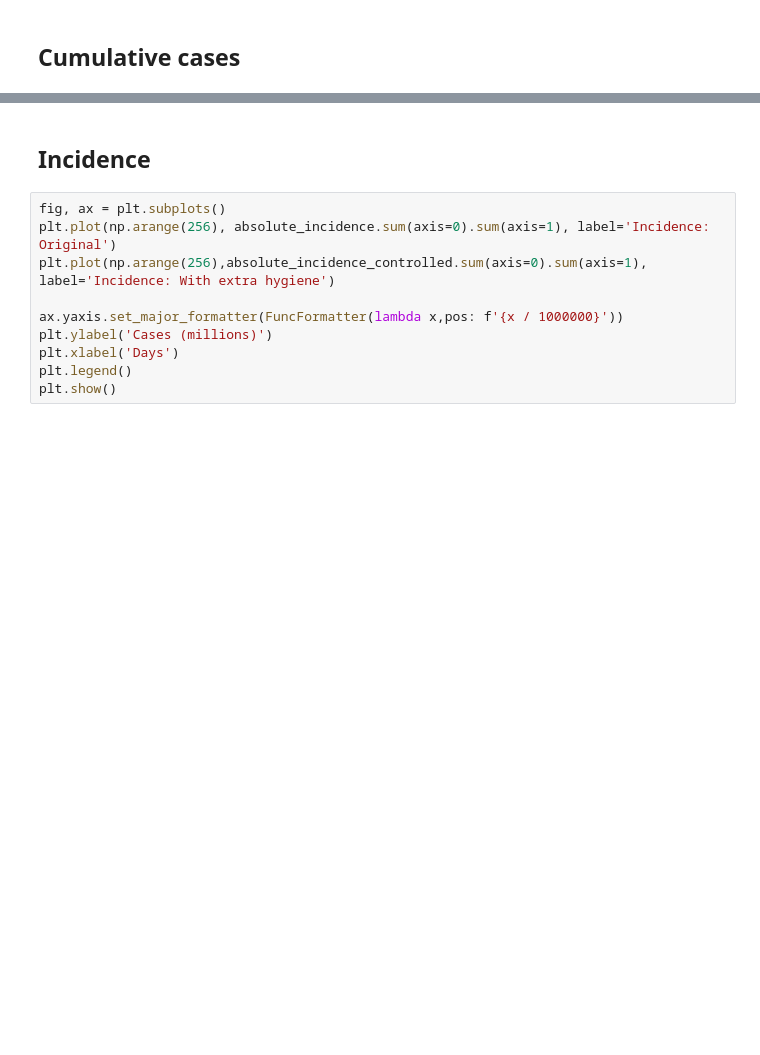
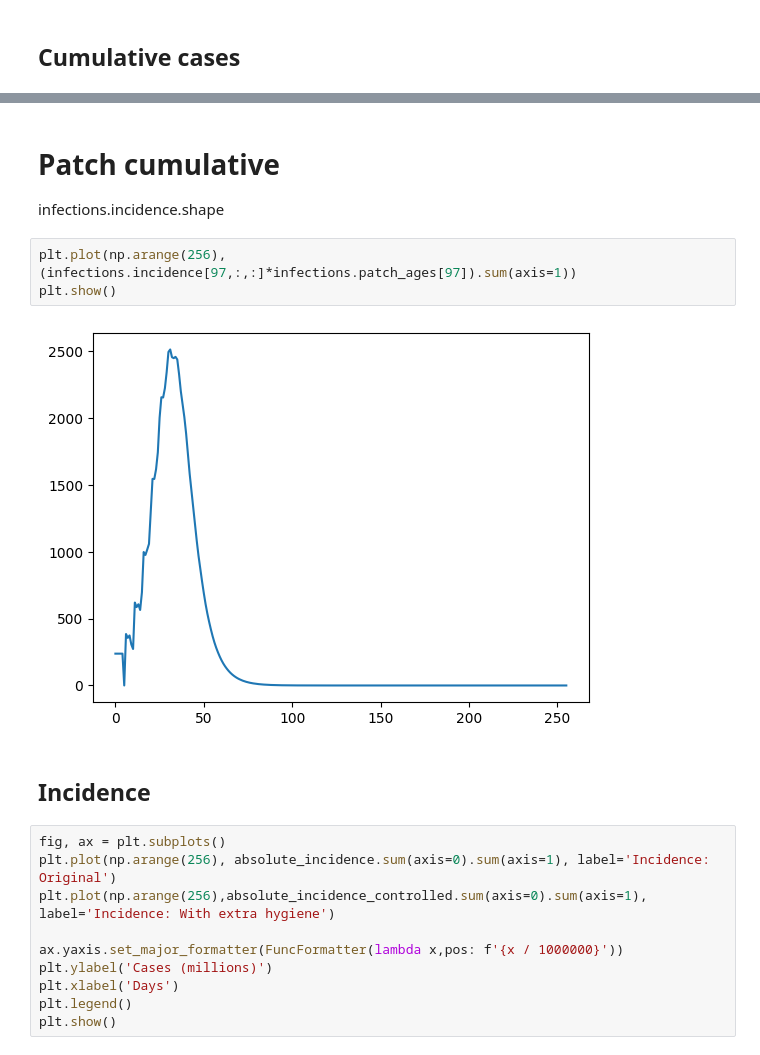
Before and after one commit to joel-winterton/Contagion, a Jupyter notebook: Full simulation.ipynb, the cells around one changed output, grey strips where cells are left out. Drawn from its saved outputs; the diff is of its cells as text; blank space fills up the shorter version.

```diff
--- a/Full simulation.ipynb
+++ b/Full simulation.ipynb
@@ -292,3 +289,11 @@ plt.show()
+# %% [markdown]
+# Patch cumulative
+infections.incidence.shape
+# %%
+plt.plot(np.arange(256),(infections.incidence[97,:,:]*infections.patch_ages[97]).sum(axis=1))
+plt.show()
+# %% [output]
+[figure, added]
 # %% [markdown]
 ## Incidence
 # %%
```
Also changed, not shown: parts of 9 cells of this notebook.
